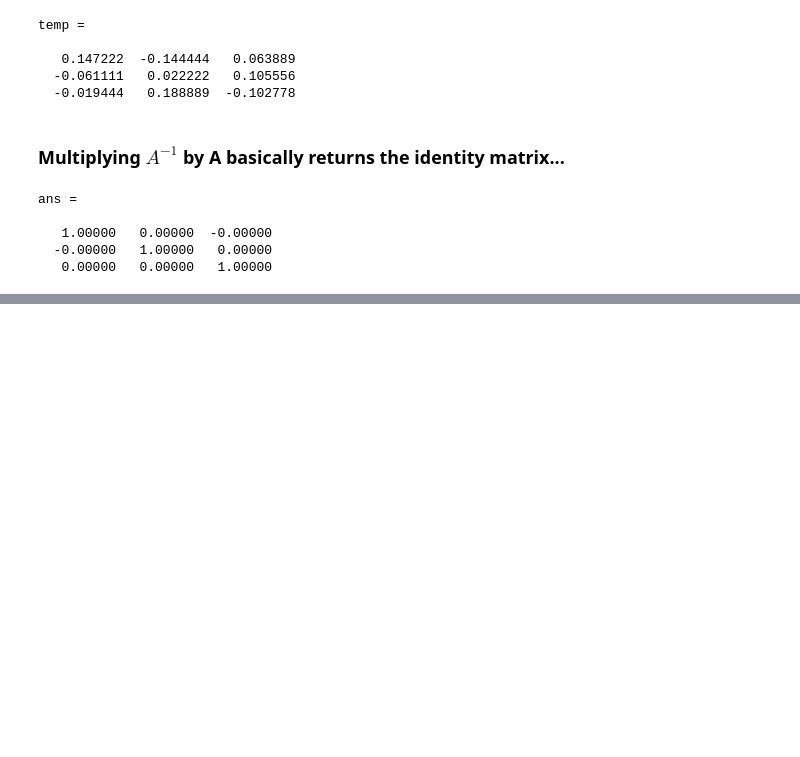
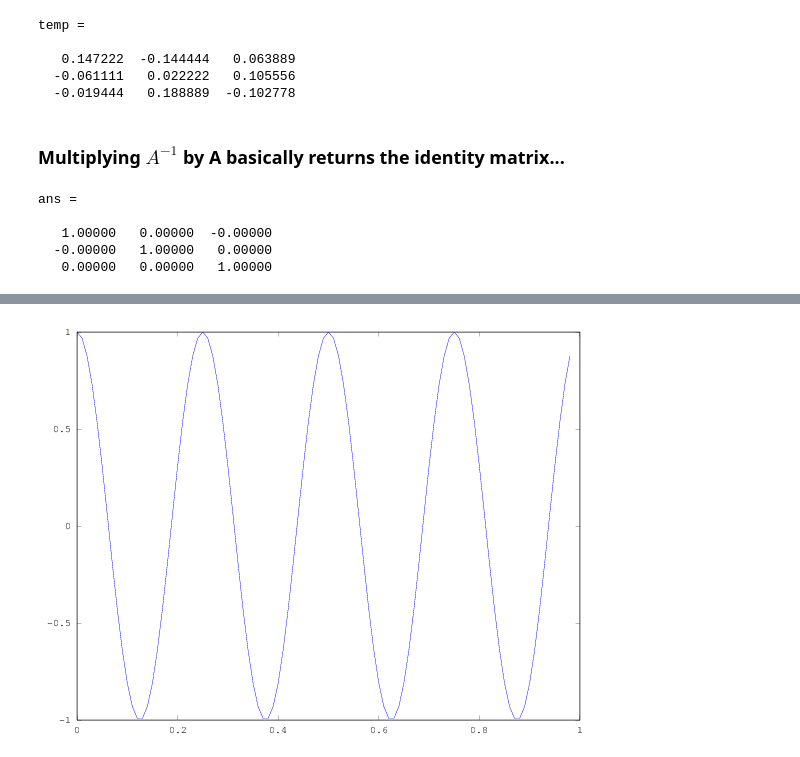
Before and after one commit to flizzer/Coursera_MachineLearning, a Jupyter notebook: MultivariateLinearRegression (Week 2).ipynb, the cells around one changed output, grey strips where cells are left out. Saved outputs shown, nothing was run; the diff lists cells and outputs as text; code cells hidden in the pictures; blank space fills up the shorter version.

```diff
--- a/MultivariateLinearRegression (Week 2).ipynb
+++ b/MultivariateLinearRegression (Week 2).ipynb
@@ -778,0 +813,4 @@ ans =
+# %%
+plot(t,y2);
+# %% [output]
+[figure, added]
```
Also changed, not shown: parts of 56 cells of this notebook, 2 other files.
